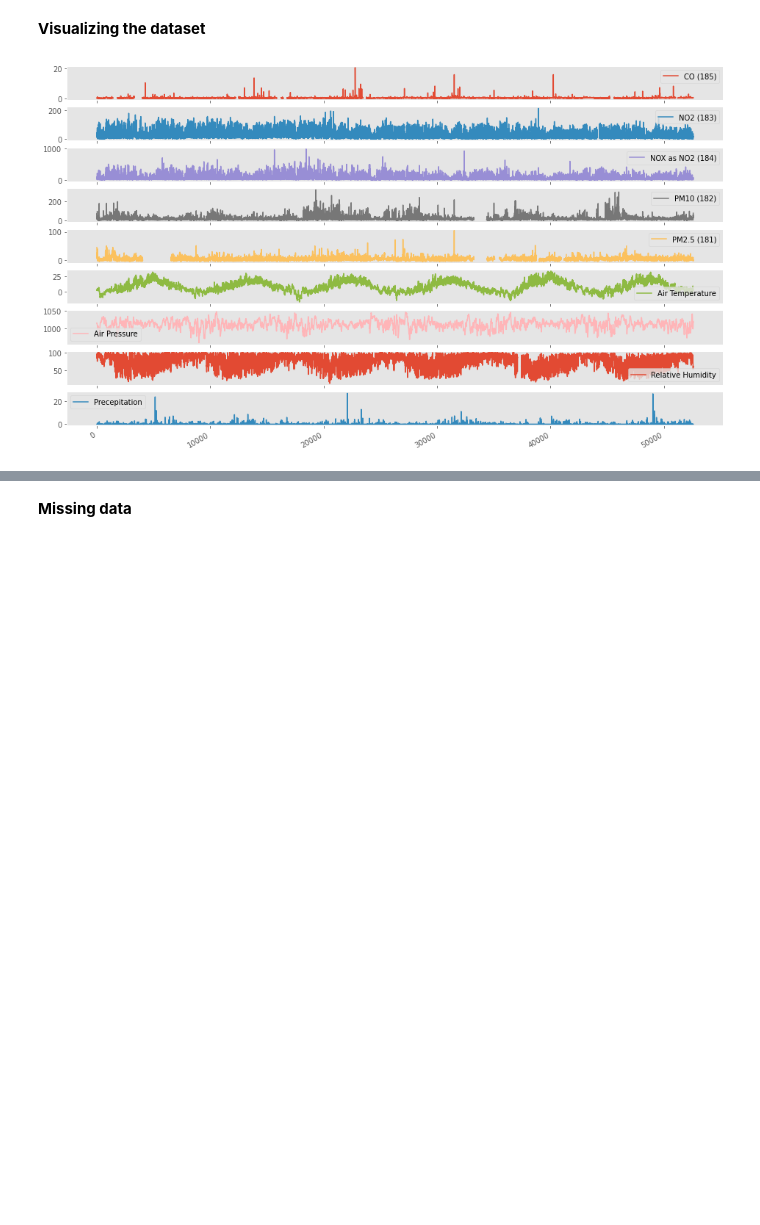
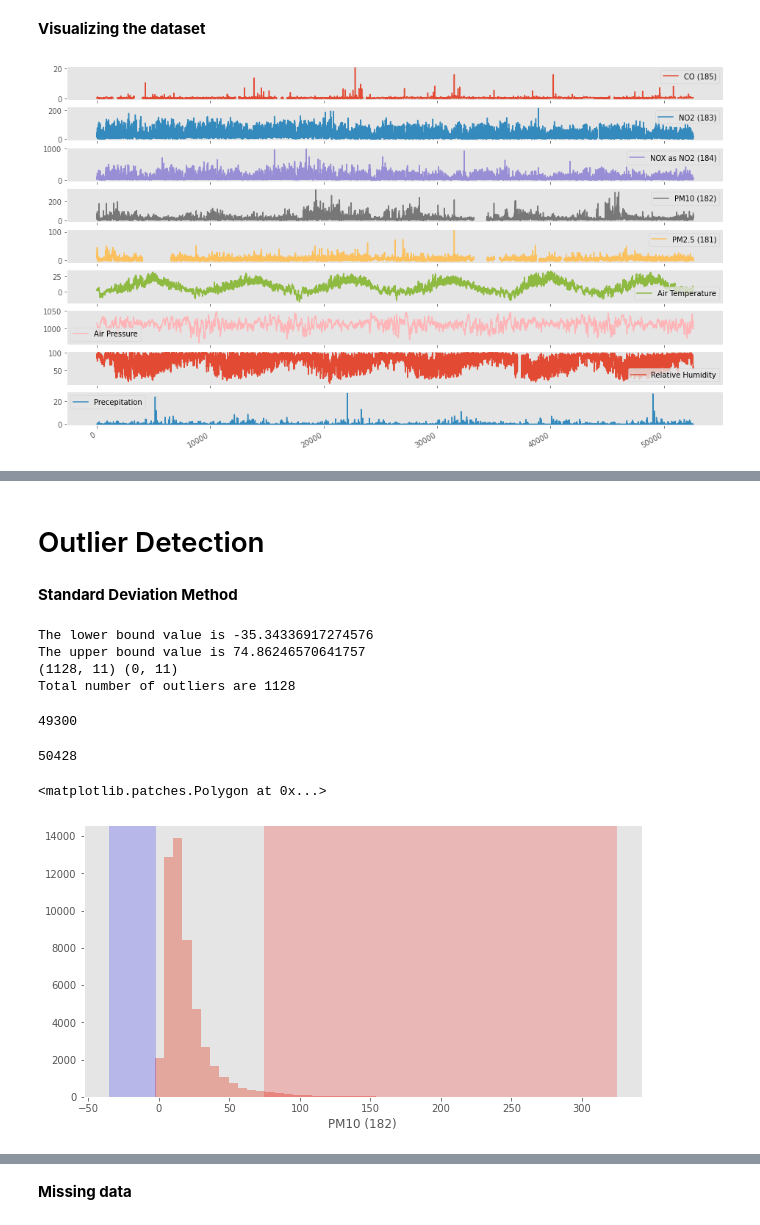
Before and after one commit to evo4np/damp_preprocessing_2018, a Jupyter notebook: station_8779.ipynb, the cells around one changed output, grey strips where cells are left out. Saved outputs shown, nothing was run; the diff lists cells and outputs as text; code cells hidden in the pictures; blank space fills up the shorter version.

```diff
--- a/station_8779.ipynb
+++ b/station_8779.ipynb
@@ -564,0 +201,6 @@ df.plot(subplots= True, figsize=(16,10));
+# %% [markdown]
+# Outlier Detection
+# %% [markdown]
+**Standard Deviation Method**
+# %%
+std_deviation = df_8779.copy()
@@ -564,0 +223,23 @@ df.plot(subplots= True, figsize=(16,10));
+# %%
+out_std (std_deviation, 'PM10 (182)')
+# %% [output]
+The lower bound value is -35.34336917274576
+The upper bound value is 74.86246570641757
+(1128, 11) (0, 11)
+Total number of outliers are 1128
+# %%
+len(std_deviation[std_deviation['PM10 (182)'] < 74.86246570641757].index.values )
+# %% [output]
+49300
+# %%
+len(std_deviation[std_deviation['PM10 (182)'] > -35.34336917274576].index.values )
+# %% [output]
+50428
+# %%
+plt.figure(figsize = (10,5))
+sns.distplot(std_deviation['PM10 (182)'], kde=False)
+plt.axvspan(xmin = lower,xmax= std_deviation['PM10 (182)'].min(),alpha=0.2, color='blue')
+plt.axvspan(xmin = upper,xmax= std_deviation['PM10 (182)'].max(),alpha=0.2, color='red')
+# %% [output]
+<matplotlib.patches.Polygon at 0x...>
+[figure, added]
```
Also changed, not shown: parts of 229 cells of this notebook.
